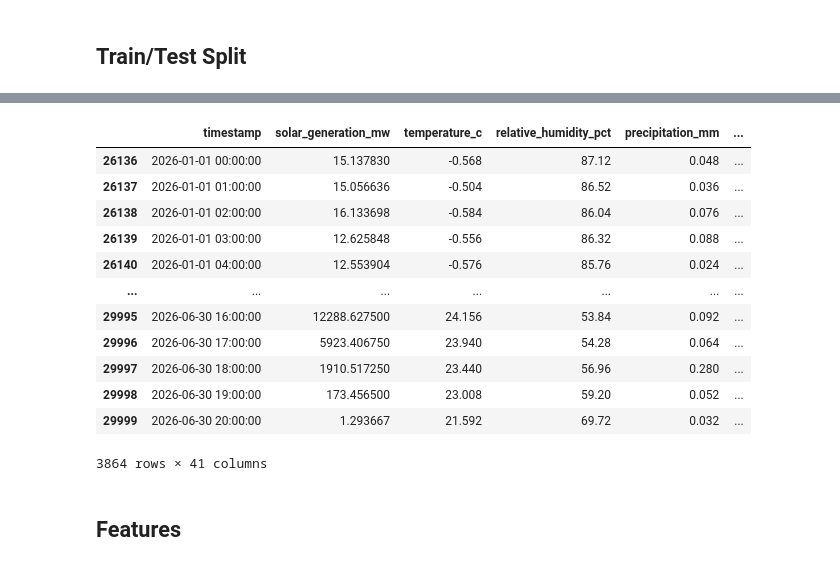
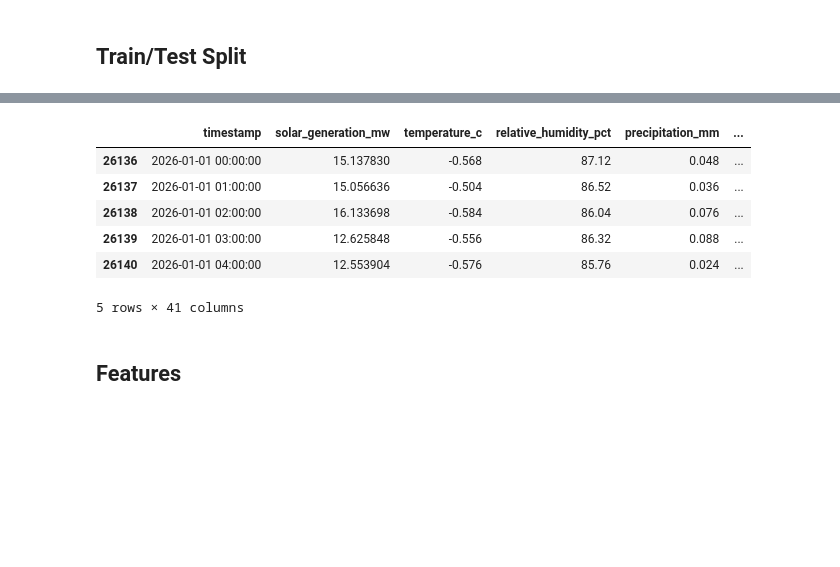
Before and after one commit to DivjyotSinghSuri/GridSight, a Jupyter notebook: notebooks/02_hyperparameter_tuning.ipynb, the cells around one changed output, grey strips where cells are left out. Saved outputs shown, nothing was run; the diff lists cells and outputs as text; code cells hidden in the pictures; blank space fills up the shorter version.

```diff
--- a/notebooks/02_hyperparameter_tuning.ipynb
+++ b/notebooks/02_hyperparameter_tuning.ipynb
@@ -82,20 +76,14 @@ train_df
 # %%
 test_df = df[df['timestamp'] >= TEST_START_DATE]
-test_df
+test_df.head()
 # %% [output]
 |  | timestamp | solar_generation_mw | temperature_c | relative_humidity_pct | precipitation_mm | ... |
 | 26136 | 2026-01-01 00:00:00 | 15.137830 | -0.568 | 87.12 | 0.048 | ... |
 | 26137 | 2026-01-01 01:00:00 | 15.056636 | -0.504 | 86.52 | 0.036 | ... |
 | 26138 | 2026-01-01 02:00:00 | 16.133698 | -0.584 | 86.04 | 0.076 | ... |
 | 26139 | 2026-01-01 03:00:00 | 12.625848 | -0.556 | 86.32 | 0.088 | ... |
 | 26140 | 2026-01-01 04:00:00 | 12.553904 | -0.576 | 85.76 | 0.024 | ... |
-| ... | ... | ... | ... | ... | ... | ... |
-| 29995 | 2026-06-30 16:00:00 | 12288.627500 | 24.156 | 53.84 | 0.092 | ... |
-| 29996 | 2026-06-30 17:00:00 | 5923.406750 | 23.940 | 54.28 | 0.064 | ... |
-| 29997 | 2026-06-30 18:00:00 | 1910.517250 | 23.440 | 56.96 | 0.280 | ... |
-| 29998 | 2026-06-30 19:00:00 | 173.456500 | 23.008 | 59.20 | 0.052 | ... |
-| 29999 | 2026-06-30 20:00:00 | 1.293667 | 21.592 | 69.72 | 0.032 | ... |
-3864 rows × 41 columns
+5 rows × 41 columns
 # %% [markdown]
 ## Features
 # %% [markdown]
```
Also changed, not shown: parts of 6 cells of this notebook.
